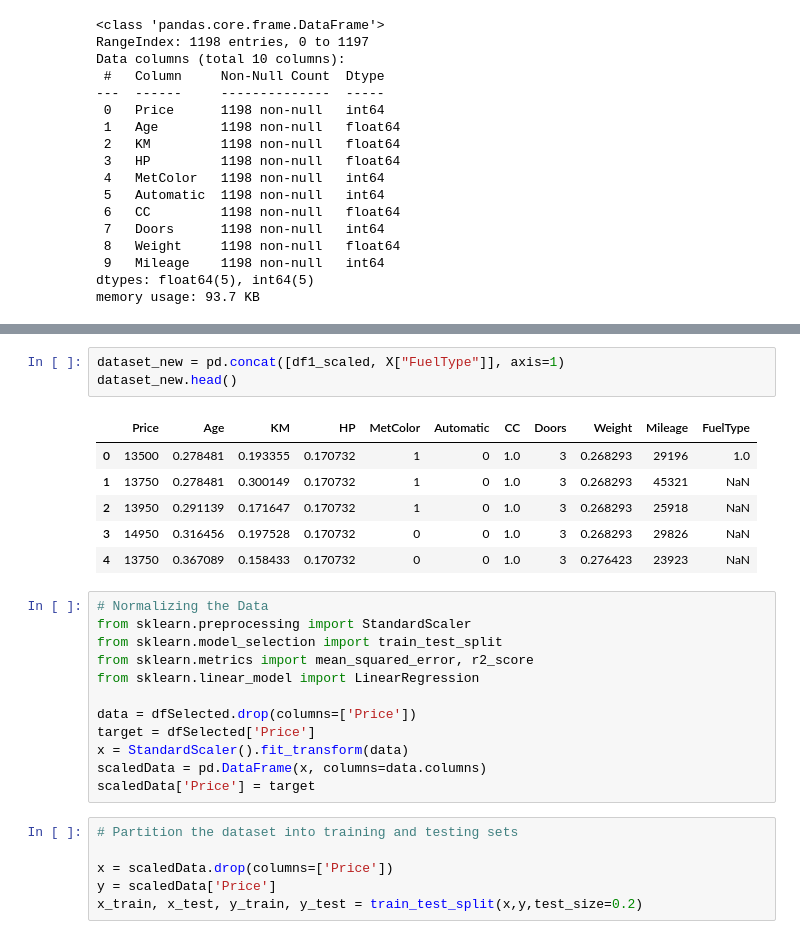
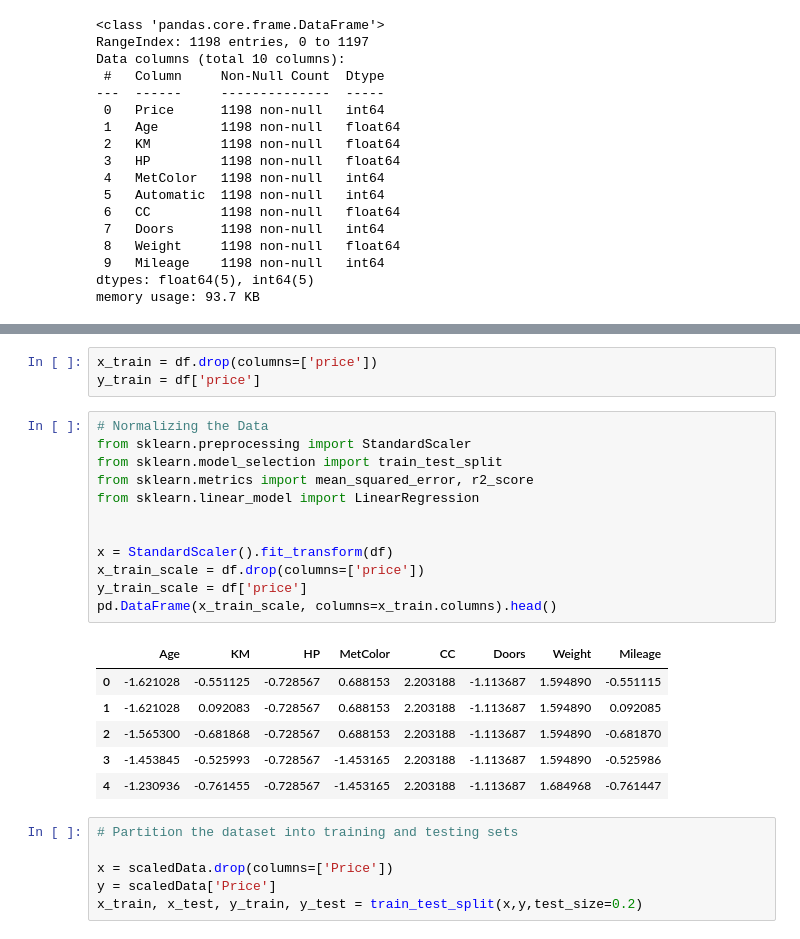
Before and after one commit to michelmalki/MichelMalki, a Jupyter notebook: Used_Car_Sales.ipynb, the cells around one changed output, grey strips where cells are left out. Drawn from its saved outputs; the diff is of its cells as text.

```diff
--- a/Used_Car_Sales.ipynb
+++ b/Used_Car_Sales.ipynb
@@ -193,25 +171,25 @@ memory usage: 93.7 KB
-# %%
-dataset_new = pd.concat([df1_scaled, X["FuelType"]], axis=1)
-dataset_new.head()
-# %% [output]
-|  | Price | Age | KM | HP | MetColor | Automatic | CC | Doors | Weight | Mileage | FuelType |
-| 0 | 13500 | 0.278481 | 0.193355 | 0.170732 | 1 | 0 | 1.0 | 3 | 0.268293 | 29196 | 1.0 |
-| 1 | 13750 | 0.278481 | 0.300149 | 0.170732 | 1 | 0 | 1.0 | 3 | 0.268293 | 45321 | NaN |
-| 2 | 13950 | 0.291139 | 0.171647 | 0.170732 | 1 | 0 | 1.0 | 3 | 0.268293 | 25918 | NaN |
-| 3 | 14950 | 0.316456 | 0.197528 | 0.170732 | 0 | 0 | 1.0 | 3 | 0.268293 | 29826 | NaN |
-| 4 | 13750 | 0.367089 | 0.158433 | 0.170732 | 0 | 0 | 1.0 | 3 | 0.276423 | 23923 | NaN |
+# %%
+x_train = df.drop(columns=['price'])
+y_train = df['price']
 # %%
 # Normalizing the Data
 from sklearn.preprocessing import StandardScaler
 from sklearn.model_selection import train_test_split
 from sklearn.metrics import mean_squared_error, r2_score
 from sklearn.linear_model import LinearRegression
 
-data = dfSelected.drop(columns=['Price'])
-target = dfSelected['Price']
-x = StandardScaler().fit_transform(data)
-scaledData = pd.DataFrame(x, columns=data.columns)
-scaledData['Price'] = target
+
+x = StandardScaler().fit_transform(df)
+x_train_scale = df.drop(columns=['price'])
+y_train_scale = df['price']
+pd.DataFrame(x_train_scale, columns=x_train.columns).head()
+# %% [output]
+|  | Age | KM | HP | MetColor | CC | Doors | Weight | Mileage |
+| 0 | -1.621028 | -0.551125 | -0.728567 | 0.688153 | 2.203188 | -1.113687 | 1.594890 | -0.551115 |
+| 1 | -1.621028 | 0.092083 | -0.728567 | 0.688153 | 2.203188 | -1.113687 | 1.594890 | 0.092085 |
+| 2 | -1.565300 | -0.681868 | -0.728567 | 0.688153 | 2.203188 | -1.113687 | 1.594890 | -0.681870 |
+| 3 | -1.453845 | -0.525993 | -0.728567 | -1.453165 | 2.203188 | -1.113687 | 1.594890 | -0.525986 |
+| 4 | -1.230936 | -0.761455 | -0.728567 | -1.453165 | 2.203188 | -1.113687 | 1.684968 | -0.761447 |
 # %%
 # Partition the dataset into training and testing sets
 
```
Also changed, not shown: parts of 4 cells of this notebook.
